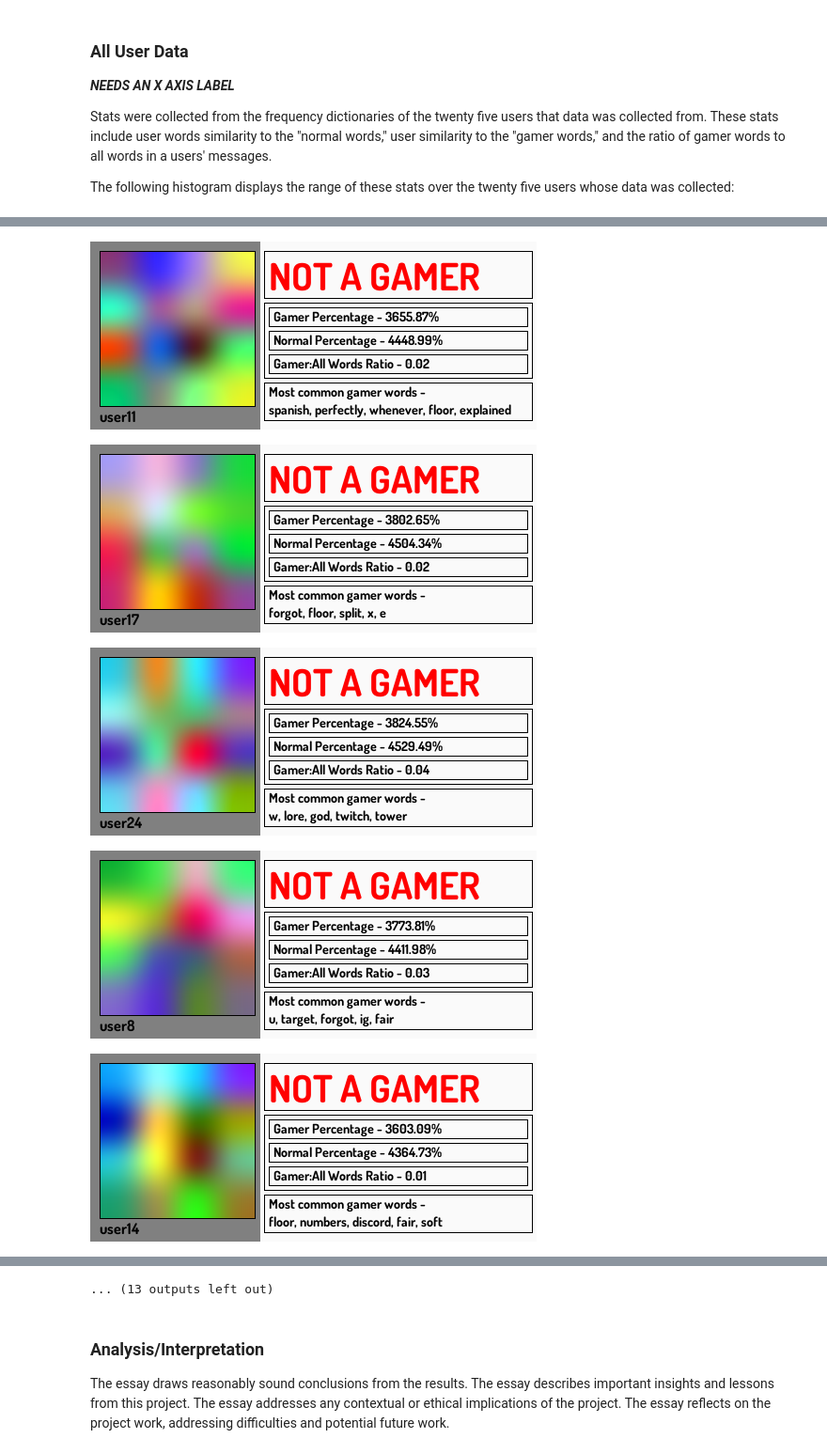
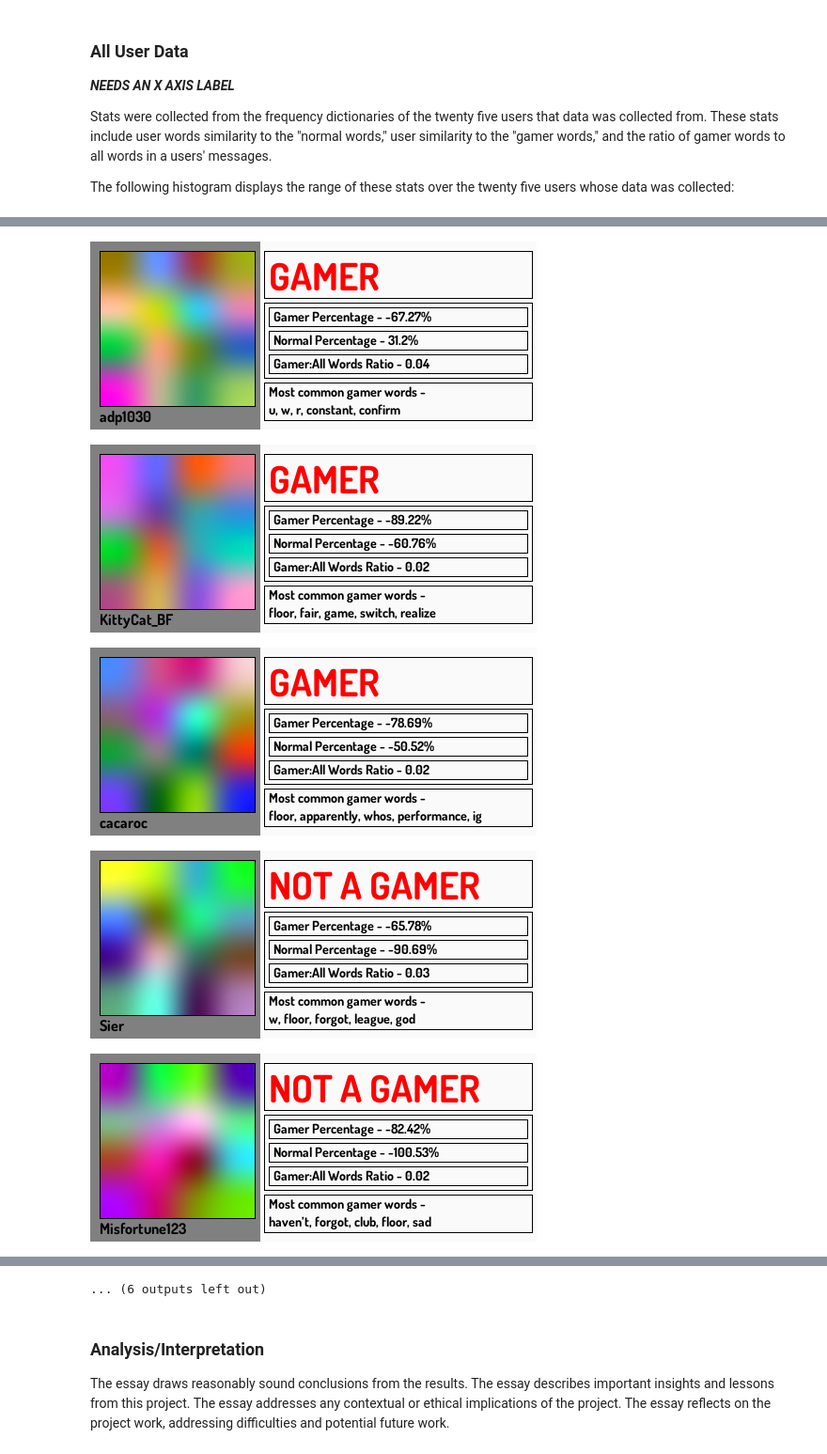
Before and after one commit to aditivinod/language-usage-analysis, a Jupyter notebook: compessay.ipynb, the cells around one changed output, grey strips where cells are left out. Shown at 94% size. Saved outputs shown, nothing was run; the diff lists cells and outputs as text; code cells hidden in the pictures.

Commit message:
Z scores excess functions fixed & new ID cards finished.

```diff
--- a/compessay.ipynb
+++ b/compessay.ipynb
@@ -89,7 +89,7 @@ We now have access to a dictionary that tells us how many times a word is used i
 We can remove words from the dataset who do not show up enough times fairly simply using `remove_too_uncommon()`.
 # %%
 # Create a new dictionary with only words that appear 3 or more times
-gamer_dictionary_1 = remove_too_uncommon(gamer_dictionary.copy(),3)
+gamer_dictionary_1 = remove_too_uncommon(gamer_dictionary,3)
 print(f"The length of the dictionary is {len(gamer_dictionary_1)}.")
 # %% [output]
 The length of the dictionary is 5056.
@@ -124,13 +124,13 @@ for word in normal_dictionary:
     normal_dictionary[word] = int(value)
 
 # Remove infrequent words
-normal_dictionary_1 = remove_too_uncommon(normal_dictionary.copy(),3)
+normal_dictionary_1 = remove_too_uncommon(normal_dictionary,3)
 #switch the normal and gamer dictionaries from tracking the number of times
 #a word has been used to the frequency that a user uses that words
 #for later functions it is also desirable if this function outputs the total
 #usages of words in the original dictionary
-gamer_decimal_dictionary, gamer_dict_total_words = instances_to_decimal(gamer_dictionary_1.copy())
-normal_decimal_dictionary, normal_dict_total_words = instances_to_decimal(normal_dictionary_1.copy())
+gamer_decimal_dictionary, gamer_dict_total_words = instances_to_decimal(gamer_dictionary_1)
+normal_decimal_dictionary, normal_dict_total_words = instances_to_decimal(normal_dictionary_1)
 
 the_usages = gamer_dictionary_1["the"]
 the_decimal = gamer_decimal_dictionary["the"]
@@ -162,7 +162,6 @@ print(f"There are {len(gamer_words_1)} gamer words.")
 # %% [output]
 There are 614 gamer words.
 # %%
-folder_path = "anonymous_data"
+folder_path = "suite_life_data"#"anonymous_data"
 pars = parse_words(normal_dictionary_1, gamer_dictionary_1, 10)
 dict_test = analyze_users_language(pars[0], pars[1], pars[2], pars[3], folder_path)
-print(dict_test)
@@ -208,17 +210,14 @@ user_id_dict = {}
 
 for user in file_list:
     username = str(user)[len(str(folder_path))+1:-4]
-    stats2 = stats_lists(dict_test2, folder_path)
-    zs = stats_to_z_score(stats2[0], stats2[1], dict_test2, folder_path)
-    #gamer_freq = dict_test2[user][1]
-    #normal_freq = dict_test2[user][0]
-    gamer_freq = zs[1]
-    normal_freq = zs[0]
-    gamer_status = is_gamer(gamer_freq, normal_freq)
+    stats2, z_dict2, l_list = have_a_crisis(dict_test2, folder_path)
+    gamer_z = z_dict2[user][1]
+    normal_z = z_dict2[user][0]
+    gamer_status = is_gamer(gamer_z, normal_z)
     gamer_all_freq = dict_test2[user][2]
     top = list(find_most_frequent_gamer_words(csv_to_dict(user), pars[2], 5).keys())
 
-    id_info = [username, gamer_status, gamer_freq, normal_freq, gamer_all_freq, top]
+    id_info = [username, gamer_status, gamer_z, normal_z, gamer_all_freq, top]
     user_id_dict[user] = id_info
 
 for user in file_list:
@@ -228,5 +227,5 @@ for user in file_list:
-[figure, old version]
+[figure, new version]
-[figure, old version]
+[figure, new version]
-[figure, old version]
+[figure, new version]
-[figure, old version]
+[figure, new version]
-[figure, old version]
+[figure, new version]
@@ -239,4 +238,4 @@ for user in file_list:
-... (13 outputs left out)
+... (6 outputs left out)
 # %% [markdown]
 ### Analysis/Interpretation
 
```
Also changed, not shown: parts of 5 cells of this notebook, 2 other files.
